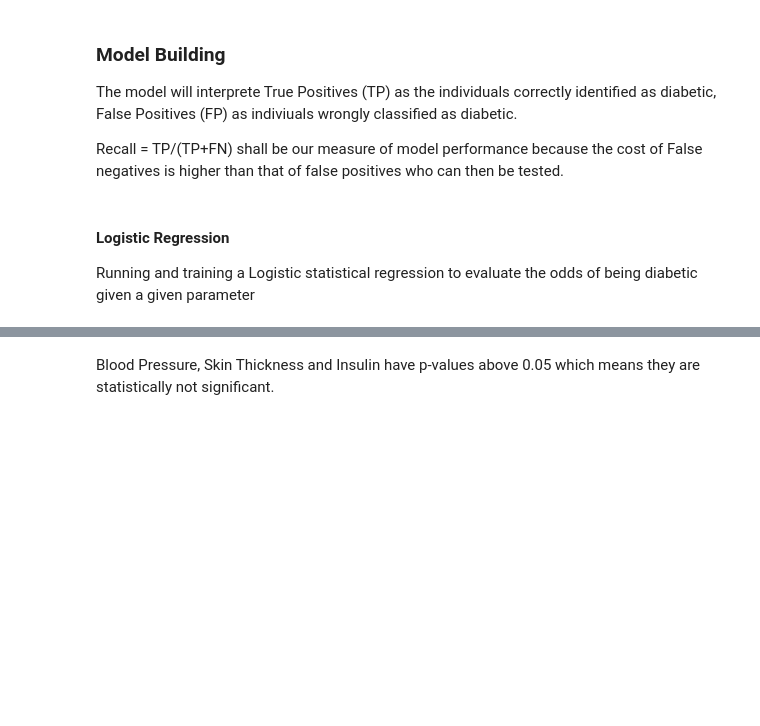
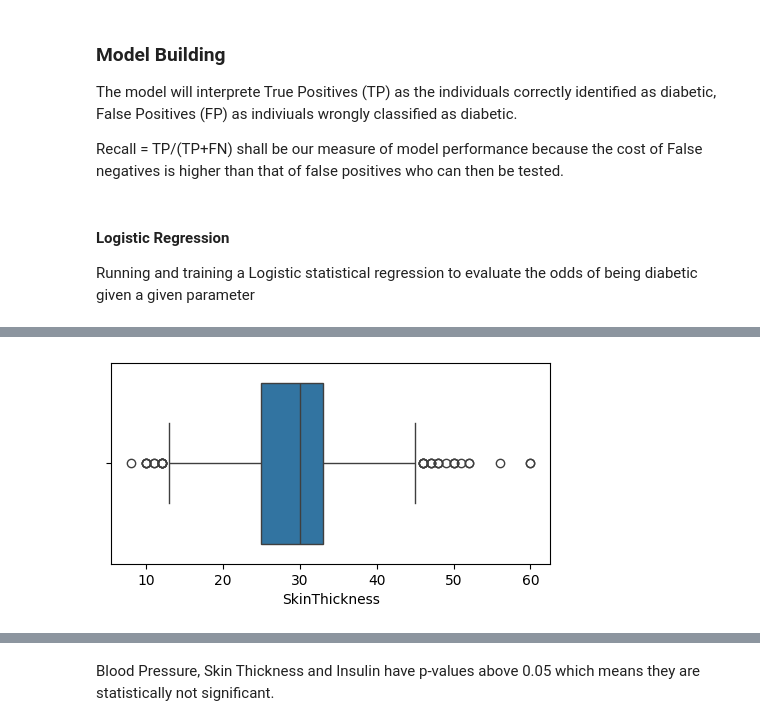
Before and after one commit to royssentongo/Own_projects, a Jupyter notebook: Pima_Diabetes.ipynb, the cells around one changed output, grey strips where cells are left out. Saved outputs shown, nothing was run; the diff lists cells and outputs as text; code cells hidden in the pictures; blank space fills up the shorter version.

```diff
--- a/Pima_Diabetes.ipynb
+++ b/Pima_Diabetes.ipynb
@@ -653,9 +645,17 @@ x_train[x_train.loc[:,'Pregnancies']>13]
 & 95% of the data is contained in that'''
 
 # Computing the 25th and 75th quantiles
-def treat_outliers (col,Q1=False,Q3=False):
-    lower_quantile = x_temp[col].quantile(0.25) # 25th percentile
-    upper_quantile = x_temp[col].quantile(0.75) # 75th percentile
+def treat_outliers (df1, df2,col,Q1=False,Q3=False):
+    '''df1: data set from which to compute Inter quantile range
+       Df2: data set to be clipped
+       col: column to be clipped
+       Q1: default is False which means that values below the lower whisker aren't clipped
+       Q3: default is False which means that values above the upper whisker aren't clipped
+       Lower: takes values entered by user
+       Upper: takes values entered by user'''
+
+    lower_quantile = df1[col].quantile(0.25) # 25th percentile
+    upper_quantile = df1[col].quantile(0.75) # 75th percentile
     IQR = upper_quantile-lower_quantile
 
     # Computing the values of the lower & upper Whiskers
@@ -664,16 +664,16 @@ def treat_outliers (col,Q1=False,Q3=False):
 
     # Clipping the outliers
     if Q1==True & Q3==True:
-        x_train[col] = x_train[col].clip(lower=lower_whisker,upper=upper_whisker)
+        df2[col] = df2[col].clip(lower=lower_whisker,upper=upper_whisker)
     elif Q1==True:
-        x_train[col] = x_train[col].clip(lower=lower_whisker,upper=None)
+        df2[col] = df2[col].clip(lower=lower_whisker,upper=None)
     elif Q3==True:
-        x_train[col] = x_train[col].clip(lower=None,upper=upper_whisker)
+        df2[col] = df2[col].clip(lower=None,upper=upper_whisker)
     else:
-        x_train[col] = x_train[col].clip(lower=Q1,upper=Q3)
+        df2[col] = df2[col].clip(lower=Q1,upper=Q3)
 
     plt.figure(figsize=(5,3))
-    sns.boxplot(data=x_train, x=col)
+    sns.boxplot(data=df2, x=col)
     plt.tight_layout(pad=2)
     plt.show()
 # %% [markdown]
@@ -753,0 +855,4 @@ from statsmodels.tools.tools import add_constant
+# %%
+treat_outliers(X_stat_train,X_stat_train,'SkinThickness',Q1=None,Q3=60)
+# %% [output]
+[figure, added]
```
Also changed, not shown: parts of 20 cells of this notebook.
